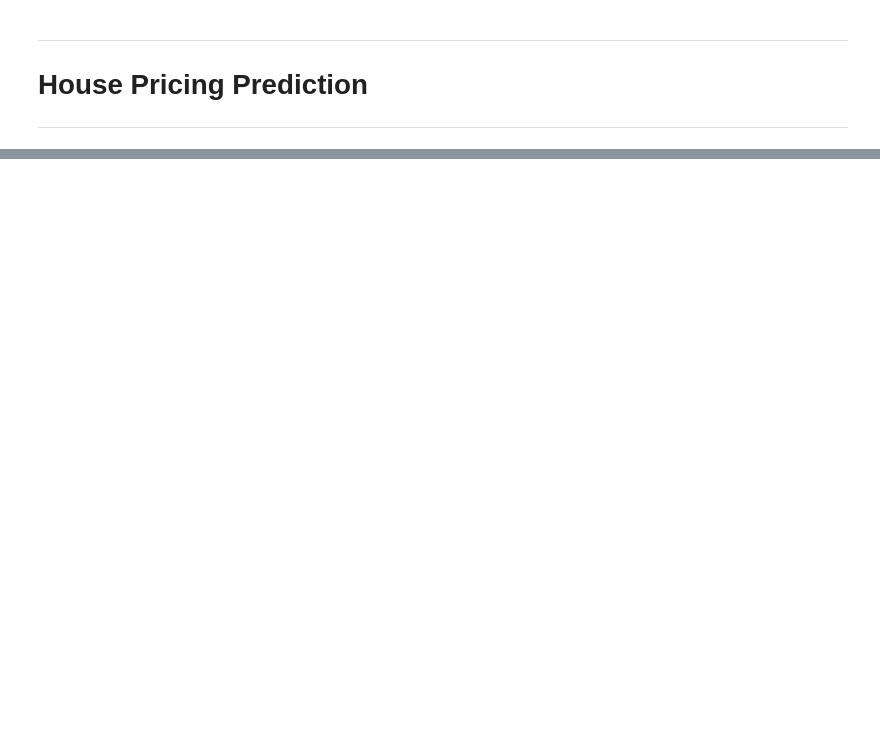
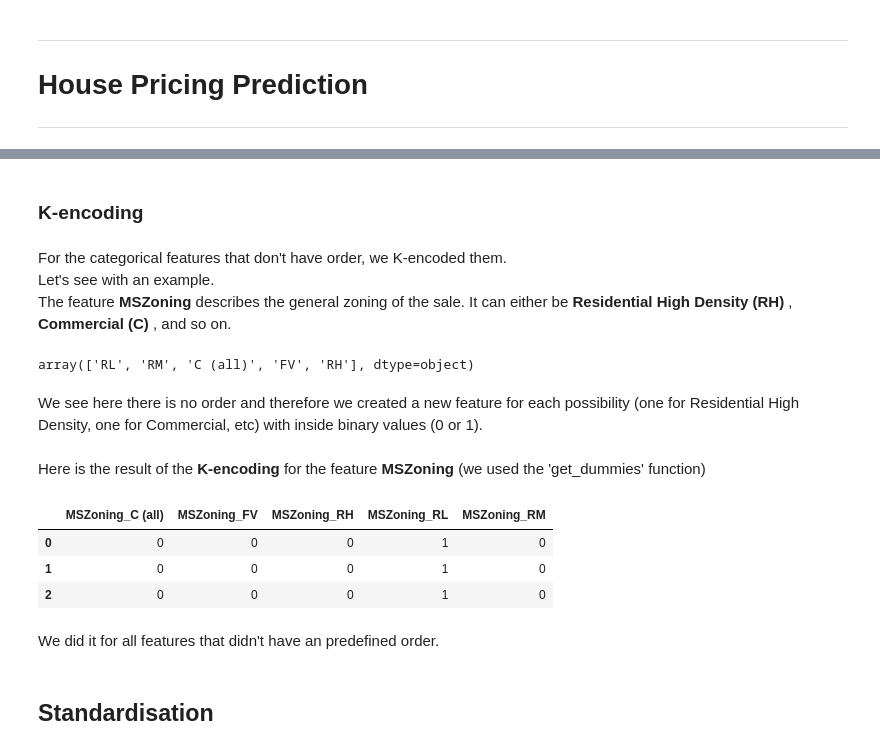
Before and after one commit to Makubu/AML, a Jupyter notebook: Chall2_Houses_Prediction/group_20_presentation.ipynb, the cells around one changed output, grey strips where cells are left out. Cells and saved outputs as stored; diff of their text form; code cells hidden in the pictures; blank space fills up the shorter version.

```diff
--- a/Chall2_Houses_Prediction/group_20_presentation.ipynb
+++ b/Chall2_Houses_Prediction/group_20_presentation.ipynb
@@ -719,32 +4,0 @@ Now let's do the K encoding. We first of all convert the values into integers be
-# %%
-# Loop over the features and K encode it
-new_dataset = pd.DataFrame()
-new_test = pd.DataFrame()
-# Encode the features
-for feature in features_to_encode :
-
-    # The new columns K encoded
-    new_columns = pd.get_dummies(dataset[feature], prefix_sep='_', drop_first=False, prefix = feature)
-
-    new_columns_test = pd.get_dummies(test[feature], prefix_sep='_', drop_first=False, prefix = feature)
-
-    # Make sure there is a good alignment between test and training sets
-    new_columns, new_columns_test = new_columns.align(new_columns_test,join = 'left',\
-                                                      axis=1, fill_value=0)
-
-    # Concatenation and drop the original feature
-    new_dataset = pd.concat([new_dataset, new_columns], ignore_index=False, axis = 1)
-    dataset.drop(feature, inplace=True,axis=1)
-
-
-    new_test = pd.concat([new_test, new_columns_test], ignore_index=False, axis = 1)
-    test.drop(feature, inplace=True,axis=1)
-
-
-
-
-
-# Add it to the dataset
-
-dataset = pd.concat([dataset, new_dataset], axis=1)
-test = pd.concat([test, new_test], axis=1)
@@ -753,10 +4,0 @@ test = pd.concat([test, new_test], axis=1)
-# %%
-# Split the data into target and inputs
-
-y_train = dataset.SalePrice.values
-dataset.drop(['SalePrice'], inplace = True, axis = 1)
-X_train = dataset.values
-
-y_test = test.SalePrice.values
-test.drop(['SalePrice'], inplace = True, axis = 1)
-X_test = test.values
@@ -815,0 +148,25 @@ Random Forest Score on test : -20.98394358220042
+# %% [markdown]
+### K-encoding
+# %% [markdown]
+For the categorical features that don't have order, we K-encoded them. <br>
+Let's see with an example. <br>
+The feature <b> MSZoning </b> describes the general zoning of the sale. It can either be <b> Residential High Density (RH) </b>, <b> Commercial (C) </b>, and so on. <br>
+# %%
+dataset['MSZoning'].unique()
+# %% [output]
+array(['RL', 'RM', 'C (all)', 'FV', 'RH'], dtype=object)
+# %% [markdown]
+We see here there is no order and therefore we created a new feature for each possibility (one for Residential High Density, one for Commercial, etc) with inside binary values (0 or 1).
+# %% [markdown]
+Here is the result of the <b> K-encoding </b> for the feature <b> MSZoning </b> (we used the 'get_dummies' function)
+# %%
+pd.get_dummies(dataset['MSZoning'], prefix_sep='_', drop_first=False, prefix = 'MSZoning').head(3)
+# %% [output]
+|  | MSZoning_C (all) | MSZoning_FV | MSZoning_RH | MSZoning_RL | MSZoning_RM |
+| 0 | 0 | 0 | 0 | 1 | 0 |
+| 1 | 0 | 0 | 0 | 1 | 0 |
+| 2 | 0 | 0 | 0 | 1 | 0 |
+# %% [markdown]
+We did it for all features that didn't have an predefined order.
+# %% [markdown]
+## Standardisation
```
Also changed, not shown: parts of 116 cells of this notebook.
